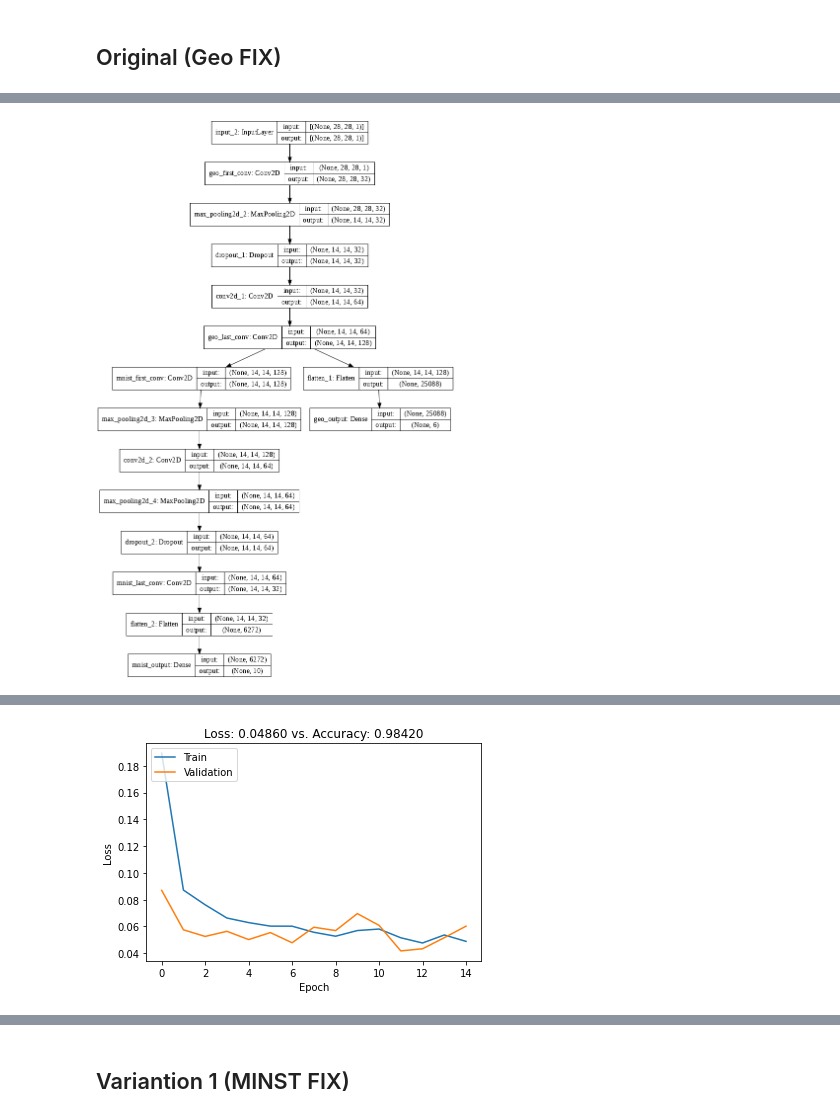
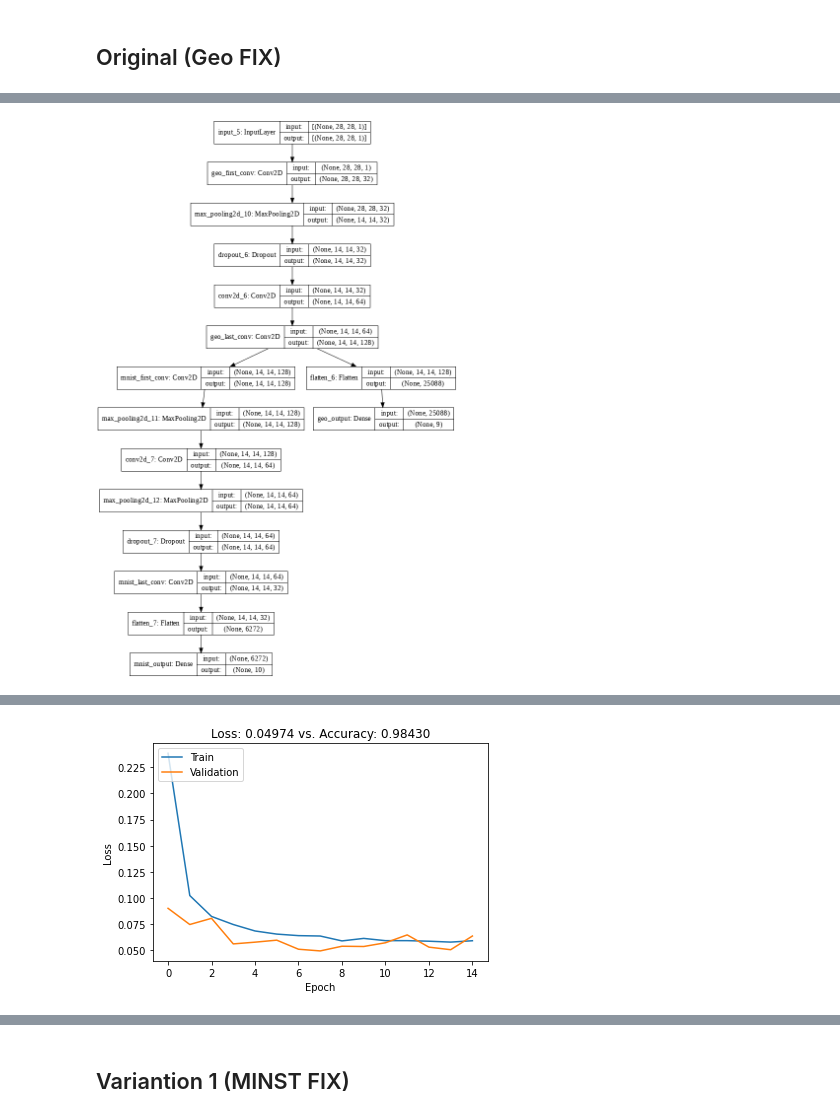
Before and after one commit to fsilvestrim/thesis, a Jupyter notebook: Geo_Cam.ipynb, the cells around one changed output, grey strips where cells are left out. Saved outputs shown, nothing was run; the diff lists cells and outputs as text; code cells hidden in the pictures.

```diff
--- a/Geo_Cam.ipynb
+++ b/Geo_Cam.ipynb
@@ -524,14 +523,15 @@ fer_dataset = ("fer2013.tar.gz", "https://geo-cam.s3-eu-west-1.amazonaws.com/fer
 # %%
 geo_dataset_proto = ("proto", "https://geo-cam.s3-eu-west-1.amazonaws.com/geocam.npz", ["vertical line", "45° oriented line", "ellipse"])
 geo_dataset_simple = ("simple", "https://geo-cam.s3-eu-west-1.amazonaws.com/simpledataset_dataset.npz", ["vertical line", "horizontal line", "45° oriented line", "circle", "greater-than sign", "lower-than sign"])
-geo_dataset_simple2 = ("simple2", "https://geo-cam.s3-eu-west-1.amazonaws.com/simpledataset2_dataset.npz", ["vertical line", "horizontal line", "45° oriented line", "circle", "greater-than sign", "lower-than sign"])
+geo_dataset_simple2 = ("simple", "https://geo-cam.s3-eu-west-1.amazonaws.com/simpledataset2_dataset.npz", ["vertical line", "horizontal line", "45° oriented line", "circle", "greater-than sign", "lower-than sign"])
 geo_dataset_simple3 = ("simple3", "https://geo-cam.s3-eu-west-1.amazonaws.com/simpledataset3_dataset.npz", ["vertical line", "horizontal line", "45° oriented line", "135° oriented line", "ellipse", "greater-than sign", "lower-than sign", "arrow-up sign", "arrow-down sign"])
 geo_dataset_round = ("round", "https://geo-cam.s3-eu-west-1.amazonaws.com/rounddataset_dataset.npz", ["vertical line", "horizontal line", "45° oriented line", "ellipse", "greater-than sign", "lower-than sign"])
 geo_dataset_round2 = ("round2", "https://geo-cam.s3.eu-west-1.amazonaws.com/rounddataset2_dataset.npz", ["vertical line", "horizontal line", "45° oriented line", "135° oriented line", "ellipse", "left-opened semicircle", "right-opened semicircle", "bottom-opened semicircle", "top-opened semicircle"])
 geo_dataset_threesixty = ("threesixty", "https://geo-cam.s3-eu-west-1.amazonaws.com/threesixtydataset_dataset.npz", ["10", "20", "30", "40", "50", "60", "70", "80", "90", "100", "110", "120", "130", "140", "150", "160", "170", "180"])
 
 # dataset
-dataset = geo_dataset_simple
+# dataset = geo_dataset_simple3
+dataset = geo_dataset_round2
 dataset_name = dataset[0]
 dataset_labels = dataset[2]
 dataset_num_classes = len(dataset_labels)
@@ -645,7 +647,7 @@ last = layers.Conv2D(filters=32, kernel_size=(3, 3), padding="same", activation=
 
 # MNIST - 2
 last = layers.Flatten()(last)
-last = layers.Dense(mnist_num_classes, activation="softmax", name="mnist_output")(last)
+mnist_last = last = layers.Dense(mnist_num_classes, activation="softmax", name="mnist_output")(last)
 
 # CONNECTION
 connection = geo_last
@@ -656,8 +658,8 @@ for layer in get_cam_layers(geo_model_copy)[1]:
   geo2_last = layer(connection) if geo2_last is None else layer(geo2_last)
 
 # MODEL
-model_gcm = Model(inputs=input, outputs=last)
-model_gcm_complete = Model(inputs=input, outputs=[last, geo2_last])
+model_gcm = Model(inputs=input, outputs=mnist_last)
+model_gcm_complete = Model(inputs=input, outputs=[mnist_last, geo2_last])
 
 opt = keras.optimizers.Adam(learning_rate=0.002)
 model_gcm.compile(loss="categorical_crossentropy", optimizer=opt, metrics=["accuracy"])
@@ -694,4 +696,4 @@ Non-trainable params: 243,206
 __________________________________________________________________________________________________
 None
-[figure, old version]
+[figure, new version]
 Epoch 1/15
@@ -714,4 +716,4 @@ Training took: 69.38 seconds
-[figure, old version]
+[figure, new version]
 # %%
 image, label, prediction, _ = get_prediction(model_gcm, mnist_test)
 show_prediction(image, label, prediction)
```
Also changed, not shown: parts of 26 cells of this notebook.
